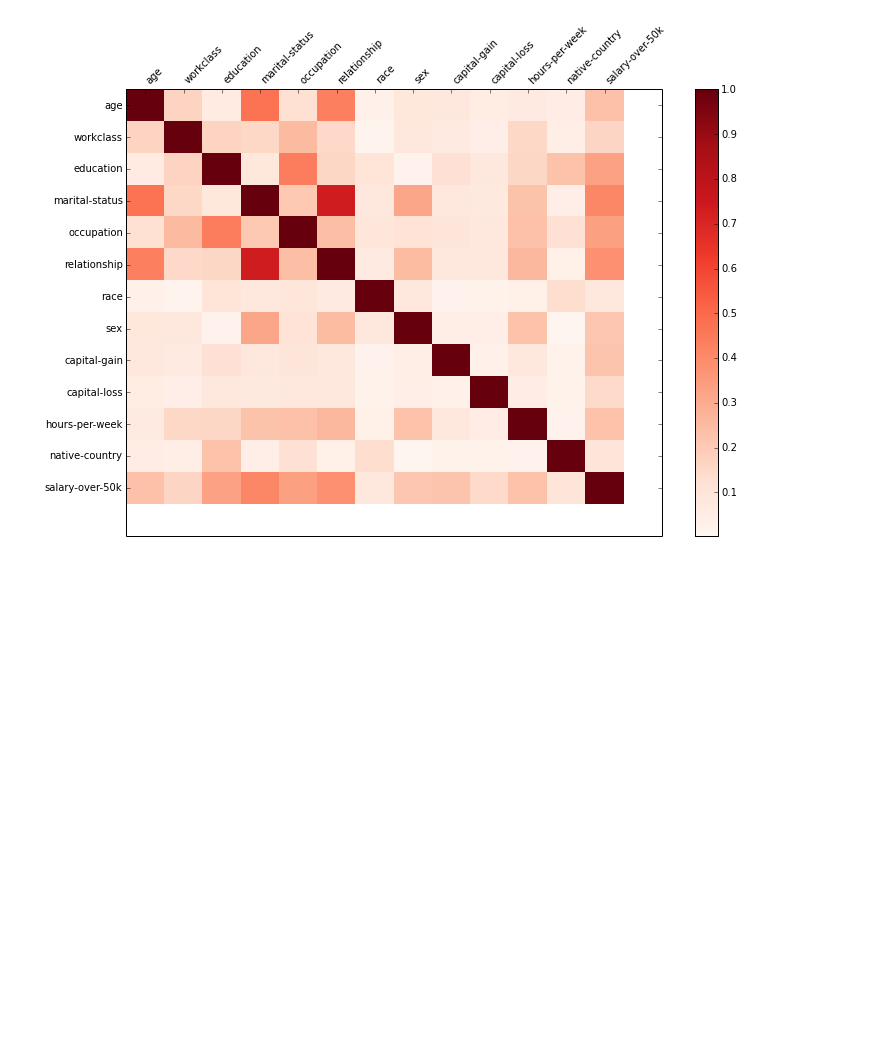
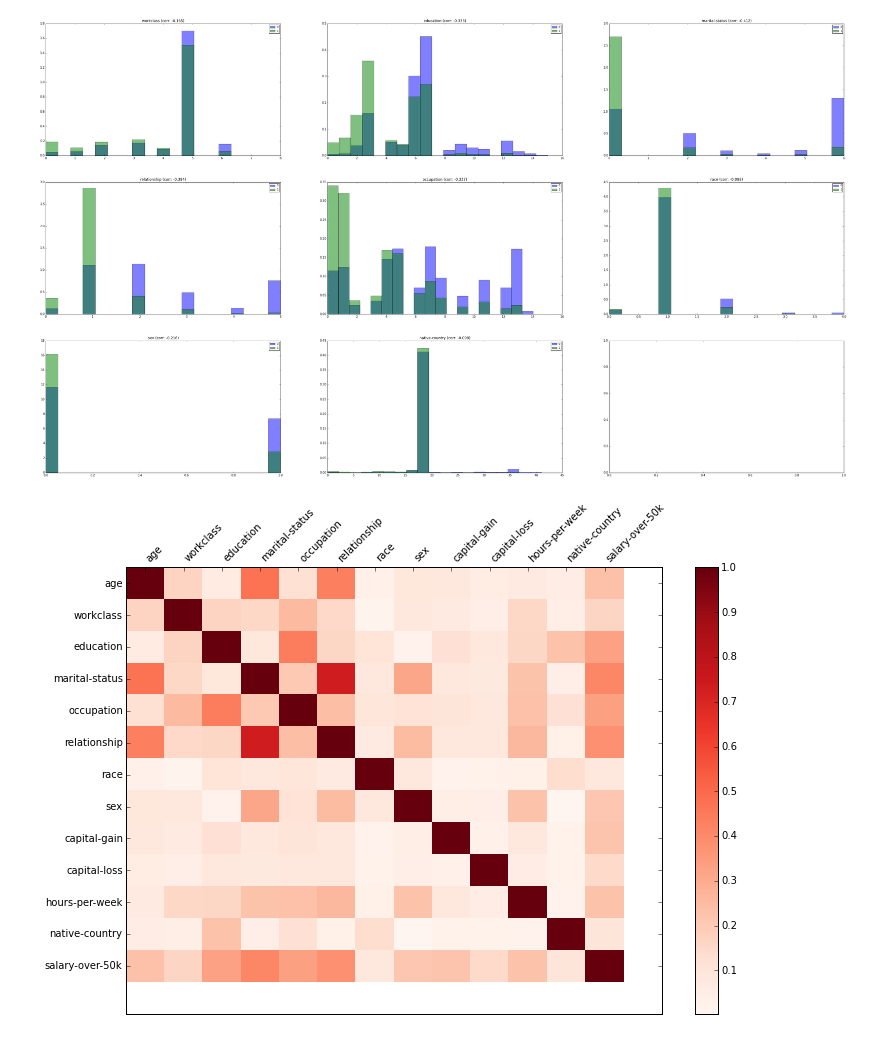
Before and after one commit to marcus-ehrndal/BA-konkurranse, a Jupyter notebook: ba-marcus.ipynb, the cells around one changed output. Drawn from its saved outputs; the diff is of its cells as text; code cells hidden in the pictures; blank space fills up the shorter version.

```diff
--- a/ba-marcus.ipynb
+++ b/ba-marcus.ipynb
@@ -16,11 +16,11 @@ from sklearn import svm
 from sklearn import preprocessing
 import csv
 # %%
-folder = 'ba/'
-#folder = 'B:/03. Presentasjoner/Metoder og faglig/20150311 BA-konkurranse/
+#folder = 'ba/'
+folder = 'B:/03. Presentasjoner/Metoder og faglig/20150311 BA-konkurranse/'
 file_name = folder + 'census_train.csv';
 categorical_cols = ['workclass','education','marital-status','relationship',
-                   'occupation','race','sex','native-country','salary-over-50k']
+                   'occupation','race','sex','native-country']
 continuous_cols = ['age','capital-gain','capital-loss','hours-per-week']
 class_col = 'salary-over-50k'
 nullvalues = []
@@ -28,11 +33,7 @@ nullvalues = []
 # %%
-df = pd.read_csv(file_name,skipinitialspace=True,sep=';')
-df.drop('education-id',1, inplace=True)
-df[continuous_cols] = zscore(df[continuous_cols])
-
 # Make categorical columns continuous
 orders = {}
-for c in df[categorical_cols].drop(class_col,1).columns:
+for c in df[categorical_cols].columns:
     tmp = df.pivot_table(aggfunc=len, index=c, columns=class_col, values=[1], fill_value=0)
     tmp = tmp / tmp.sum()
     # Add labels
@@ -44,6 +45,11 @@ for c in df[categorical_cols].drop(class_col,1).columns:
     orders[c]=dict(np.array(tmp))
 for d in orders:
     df[d] = df[d].map(orders[d]).map(int)
+# %%
+# Check new distribution og class frequencies on categorical variables
+tools.plot_class_frequency_distribution(df, categorical_cols, class_col, figcols=3)
+# %% [output]
+[figure, added]
 # %%
 tools.plot_correlation_heatmap(df)
 # %% [output]
```
Also changed, not shown: parts of 3 cells of this notebook.
